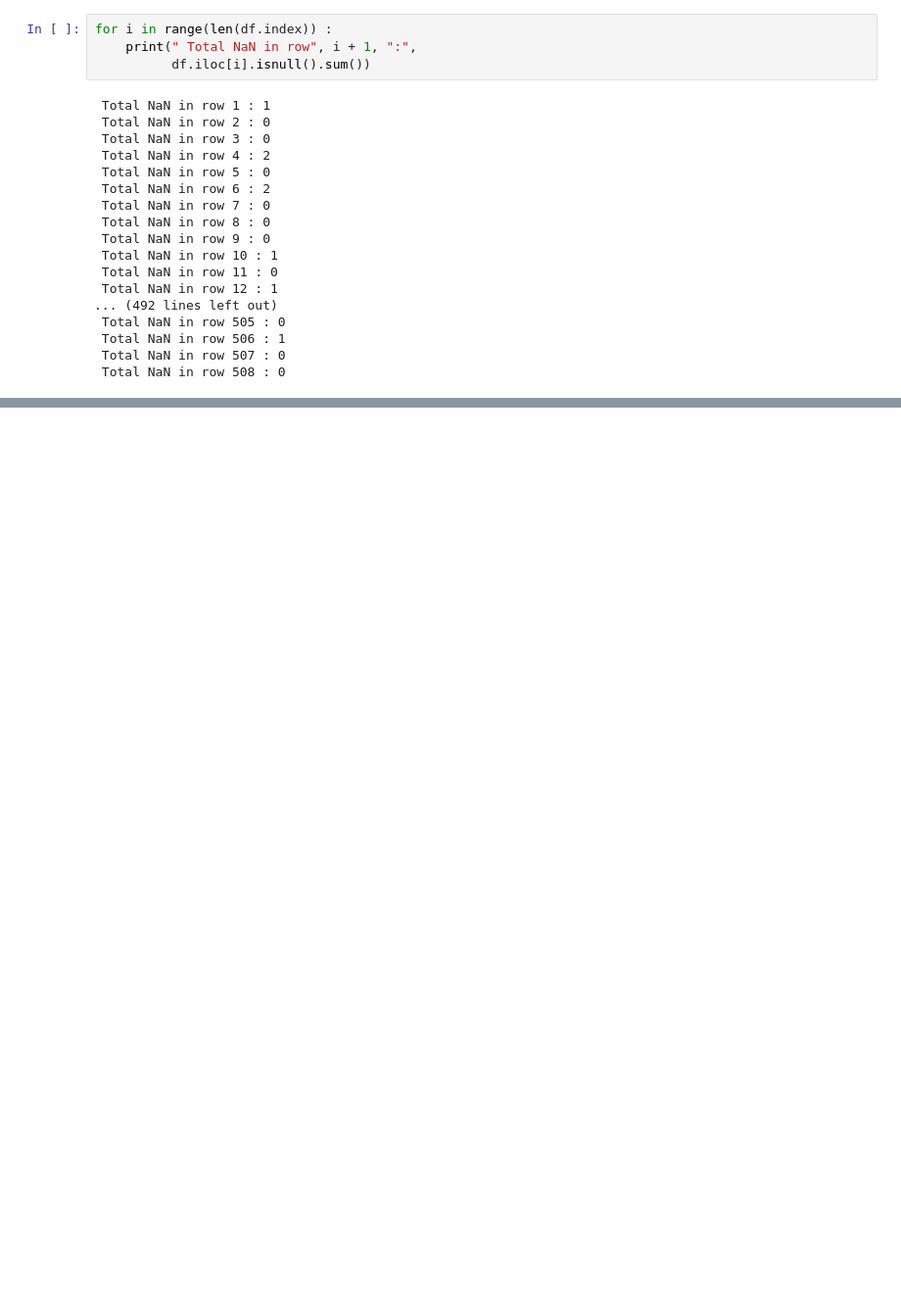
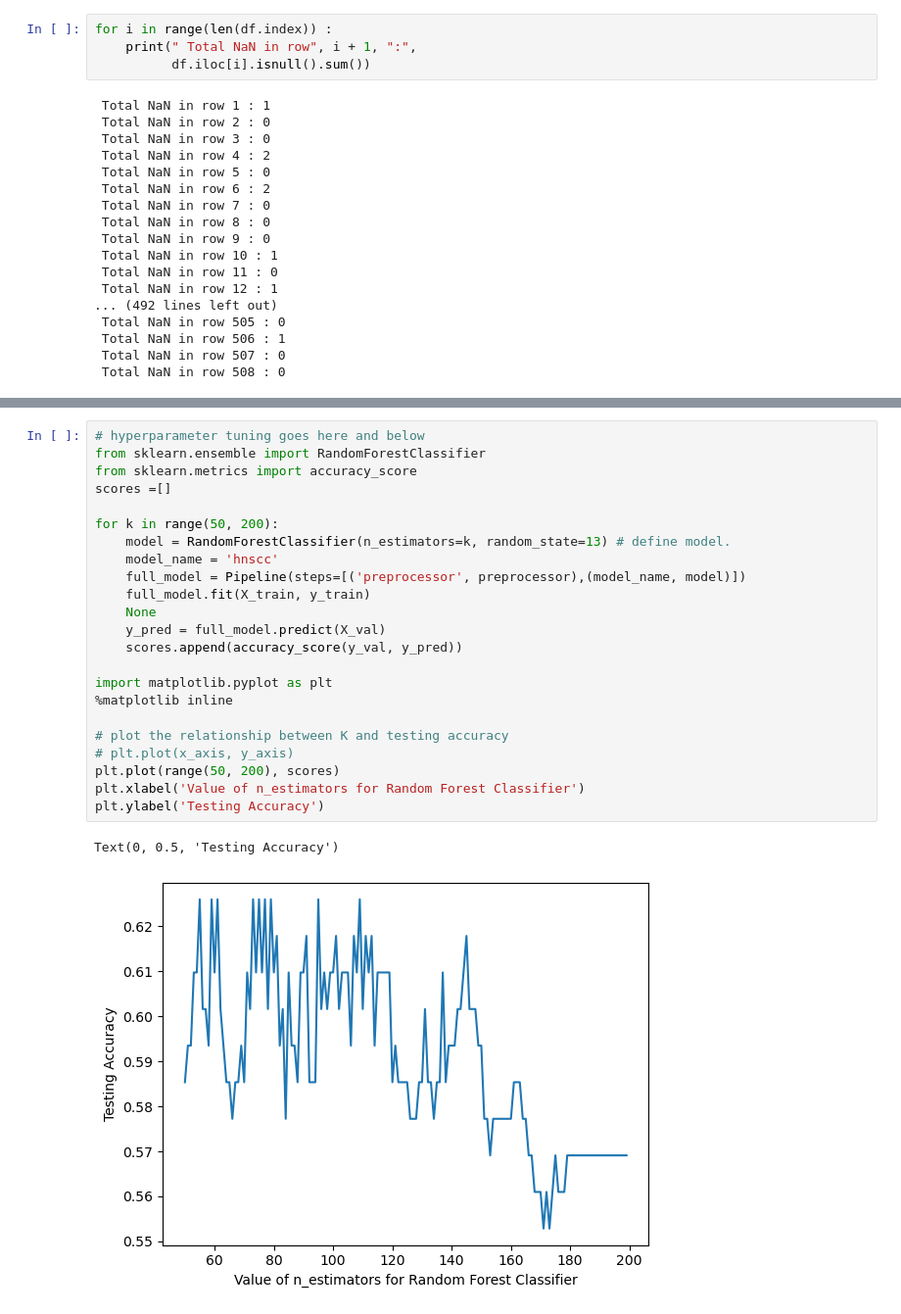
Before and after one commit to TomBelbin/ACENET_ISP, a Jupyter notebook: Tom Belbin ISP.ipynb, the cells around one changed output, grey strips where cells are left out. Shown at 98% size. Drawn from its saved outputs; the diff is of its cells as text; blank space fills up the shorter version.

```diff
--- a/Tom Belbin ISP.ipynb
+++ b/Tom Belbin ISP.ipynb
@@ -285,0 +373,26 @@ X_train, X_val, y_train, y_val = train_test_split(X, y, test_size=0.3, random_st
+# %%
+# hyperparameter tuning goes here and below
+from sklearn.ensemble import RandomForestClassifier
+from sklearn.metrics import accuracy_score
+scores =[]
+
+for k in range(50, 200):
+    model = RandomForestClassifier(n_estimators=k, random_state=13) # define model.
+    model_name = 'hnscc'
+    full_model = Pipeline(steps=[('preprocessor', preprocessor),(model_name, model)])
+    full_model.fit(X_train, y_train)
+    None
+    y_pred = full_model.predict(X_val)
+    scores.append(accuracy_score(y_val, y_pred))
+
+import matplotlib.pyplot as plt
+%matplotlib inline
+
+# plot the relationship between K and testing accuracy
+# plt.plot(x_axis, y_axis)
+plt.plot(range(50, 200), scores)
+plt.xlabel('Value of n_estimators for Random Forest Classifier')
+plt.ylabel('Testing Accuracy')
+# %% [output]
+Text(0, 0.5, 'Testing Accuracy')
+[figure, added]
```
Also changed, not shown: parts of 17 cells of this notebook, 7 other files.
